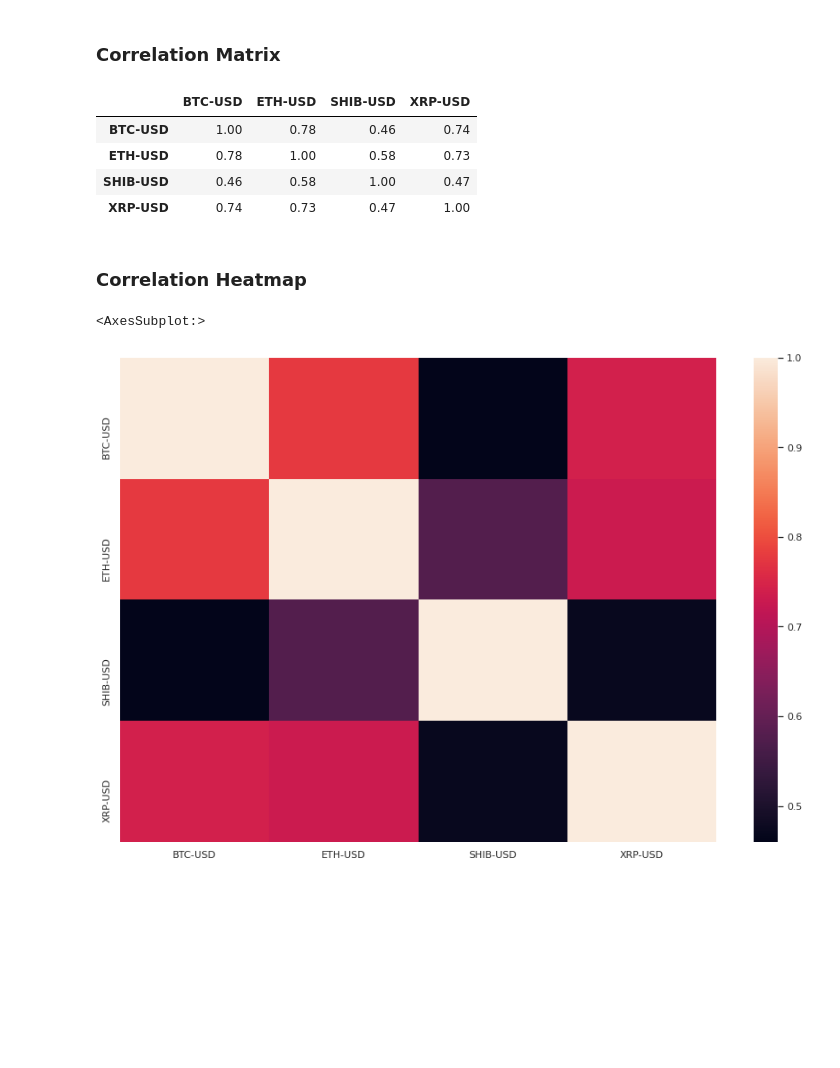
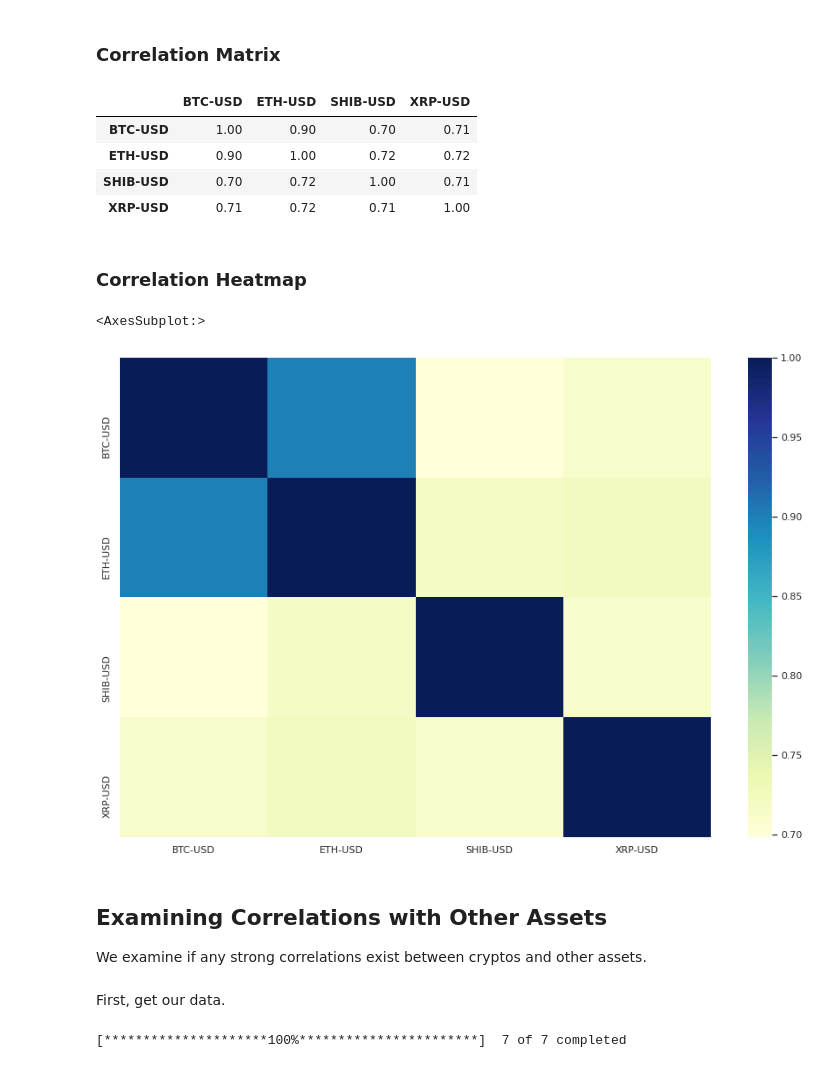
Before and after one commit to cyobero/portfolio, a Jupyter notebook: python/notebooks/cyrpto_analysis.ipynb, the cells around one changed output. Saved outputs shown, nothing was run; the diff lists cells and outputs as text; code cells hidden in the pictures; blank space fills up the shorter version.

Commit message:
add correlations to crypto analysis notebook

```diff
--- a/python/notebooks/cyrpto_analysis.ipynb
+++ b/python/notebooks/cyrpto_analysis.ipynb
@@ -34,7 +32,7 @@ You should consider upgrading via the '/home/czar/.pyenv/django/bin/python -m pi
 # %%
 symbols = "BTC-USD ETH-USD SHIB-USD XRP-USD"
 
-cryptos = yf.Tickers(symbols).history(interval='1wk', period='1y')['Close']
+cryptos = yf.Tickers(symbols).history(interval='1d', period='90d')['Close']
 df = 100 * np.log(1 + cryptos.pct_change()).dropna()
 # %% [output]
 [*********************100%***********************]  4 of 4 completed
@@ -72,15 +70,29 @@ corrmat = df.corr()
 round(corrmat, 2)
 # %% [output]
 |  | BTC-USD | ETH-USD | SHIB-USD | XRP-USD |
-| BTC-USD | 1.00 | 0.78 | 0.46 | 0.74 |
-| ETH-USD | 0.78 | 1.00 | 0.58 | 0.73 |
-| SHIB-USD | 0.46 | 0.58 | 1.00 | 0.47 |
-| XRP-USD | 0.74 | 0.73 | 0.47 | 1.00 |
+| BTC-USD | 1.00 | 0.90 | 0.70 | 0.71 |
+| ETH-USD | 0.90 | 1.00 | 0.72 | 0.72 |
+| SHIB-USD | 0.70 | 0.72 | 1.00 | 0.71 |
+| XRP-USD | 0.71 | 0.72 | 0.71 | 1.00 |
 # %% [markdown]
 ### Correlation Heatmap
 # %%
 sns.set(rc={"figure.figsize":(15, 10)}) #width=8, height=4
-sns.heatmap(corrmat)
+sns.heatmap(corrmat, cmap='YlGnBu')
 # %% [output]
 <AxesSubplot:>
-[figure, old version]
+[figure, new version]
+# %% [markdown]
+## Examining Correlations with Other Assets
+
+We examine if any strong correlations exist between cryptos and other assets.
+# %% [markdown]
+First, get our data.
+# %%
+tickers = "btc-usd eth-usd xrp-usd shib-usd coin-usd ^gspc gc=f"
+
+df = yf.Tickers(tickers).history(interval='1d', period='1y')['Close']
+df = df.asfreq("D")
+df = 100 * np.log(1 + df.pct_change()).dropna()
+# %% [output]
+[*********************100%***********************]  7 of 7 completed
```
Also changed, not shown: parts of 7 cells of this notebook.
